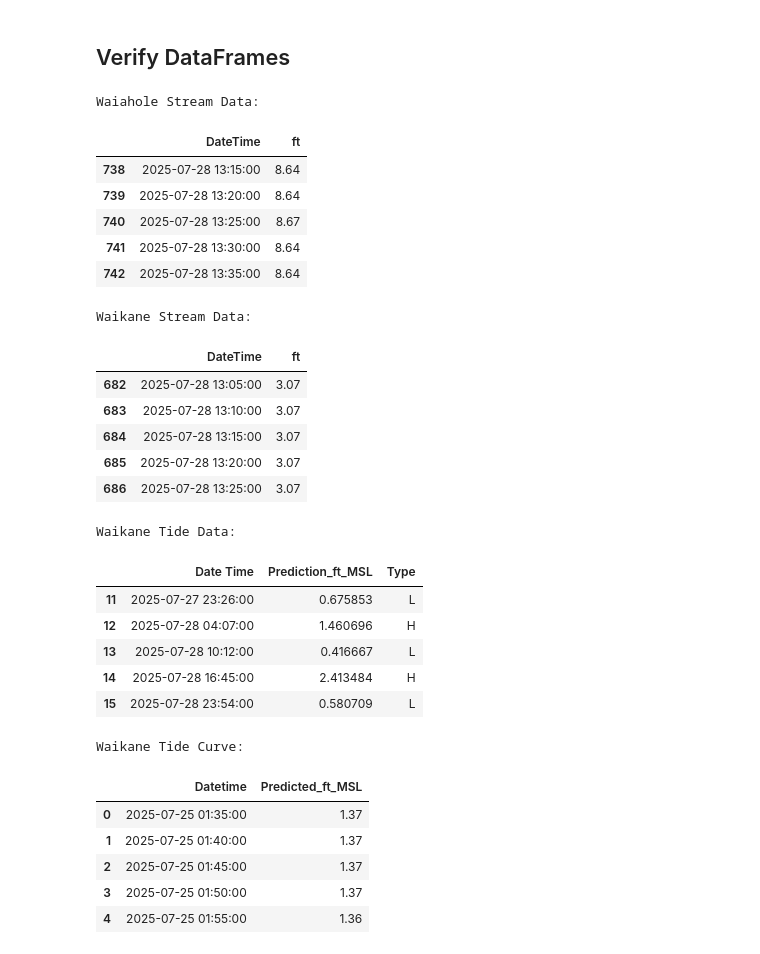
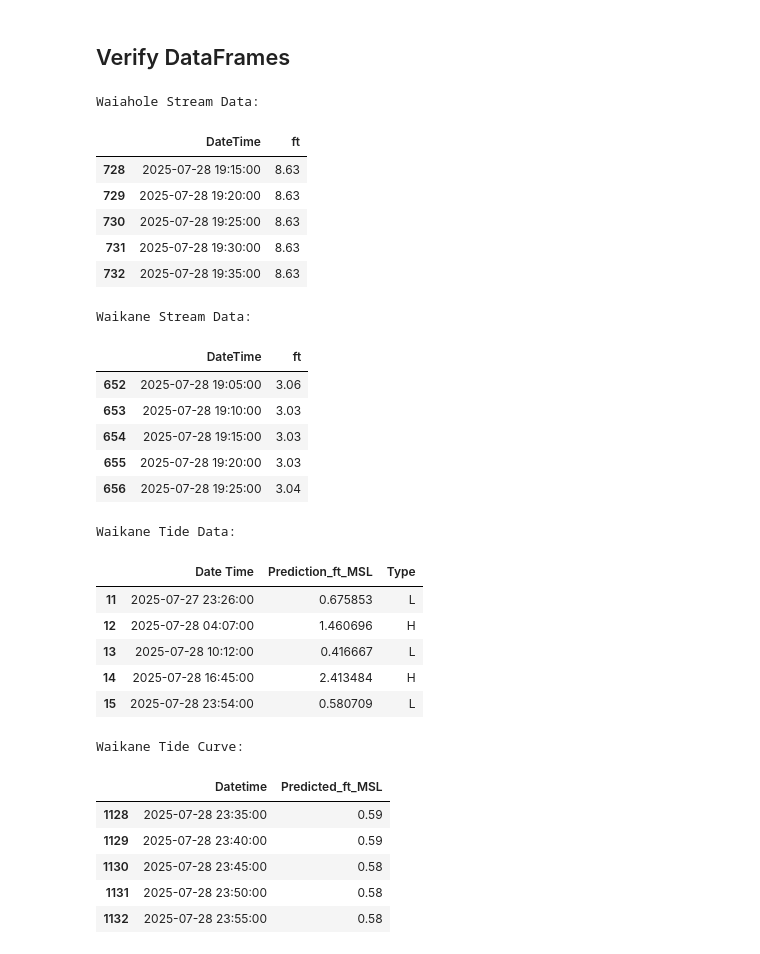
Before and after one commit to waikane-flooding/waikaneapp, a Jupyter notebook: backend/Waikane_Flood_Visuals.ipynb, the cells around one changed output. Drawn from its saved outputs; the diff is of its cells as text; code cells hidden in the pictures.

```diff
--- a/backend/Waikane_Flood_Visuals.ipynb
+++ b/backend/Waikane_Flood_Visuals.ipynb
@@ -748,30 +748,30 @@ waikane_tide_curve.to_json("Waikane_Tide_Curve.json", orient="records", date_for
 # %%
 print("Waiahole Stream Data:")
 display(waiahole_stream_data.tail())
 
 print("Waikane Stream Data:")
 display(waikane_stream_data.tail())
 
 print("Waikane Tide Data:")
 display(waikane_tide_data.tail())
 
 print("Waikane Tide Curve:")
-display(waikane_tide_curve.head())
+display(waikane_tide_curve.tail())
 # %% [output]
 Waiahole Stream Data:
 |  | DateTime | ft |
-| 738 | 2025-07-28 13:15:00 | 8.64 |
-| 739 | 2025-07-28 13:20:00 | 8.64 |
-| 740 | 2025-07-28 13:25:00 | 8.67 |
-| 741 | 2025-07-28 13:30:00 | 8.64 |
-| 742 | 2025-07-28 13:35:00 | 8.64 |
+| 728 | 2025-07-28 19:15:00 | 8.63 |
+| 729 | 2025-07-28 19:20:00 | 8.63 |
+| 730 | 2025-07-28 19:25:00 | 8.63 |
+| 731 | 2025-07-28 19:30:00 | 8.63 |
+| 732 | 2025-07-28 19:35:00 | 8.63 |
 Waikane Stream Data:
 |  | DateTime | ft |
-| 682 | 2025-07-28 13:05:00 | 3.07 |
-| 683 | 2025-07-28 13:10:00 | 3.07 |
-| 684 | 2025-07-28 13:15:00 | 3.07 |
-| 685 | 2025-07-28 13:20:00 | 3.07 |
-| 686 | 2025-07-28 13:25:00 | 3.07 |
+| 652 | 2025-07-28 19:05:00 | 3.06 |
+| 653 | 2025-07-28 19:10:00 | 3.03 |
+| 654 | 2025-07-28 19:15:00 | 3.03 |
+| 655 | 2025-07-28 19:20:00 | 3.03 |
+| 656 | 2025-07-28 19:25:00 | 3.04 |
 Waikane Tide Data:
 |  | Date Time | Prediction_ft_MSL | Type |
 | 11 | 2025-07-27 23:26:00 | 0.675853 | L |
@@ -781,8 +781,8 @@ Waikane Tide Data:
 | 15 | 2025-07-28 23:54:00 | 0.580709 | L |
 Waikane Tide Curve:
 |  | Datetime | Predicted_ft_MSL |
-| 0 | 2025-07-25 01:35:00 | 1.37 |
-| 1 | 2025-07-25 01:40:00 | 1.37 |
-| 2 | 2025-07-25 01:45:00 | 1.37 |
-| 3 | 2025-07-25 01:50:00 | 1.37 |
-| 4 | 2025-07-25 01:55:00 | 1.36 |
+| 1128 | 2025-07-28 23:35:00 | 0.59 |
+| 1129 | 2025-07-28 23:40:00 | 0.59 |
+| 1130 | 2025-07-28 23:45:00 | 0.58 |
+| 1131 | 2025-07-28 23:50:00 | 0.58 |
+| 1132 | 2025-07-28 23:55:00 | 0.58 |
```
Also changed, not shown: parts of 2 cells of this notebook, 8 other files.
